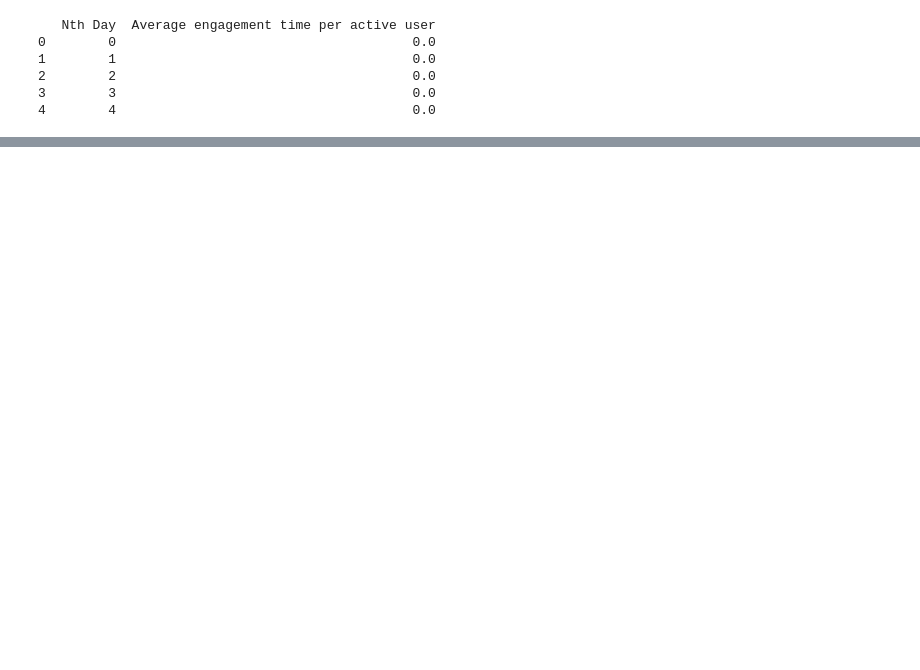
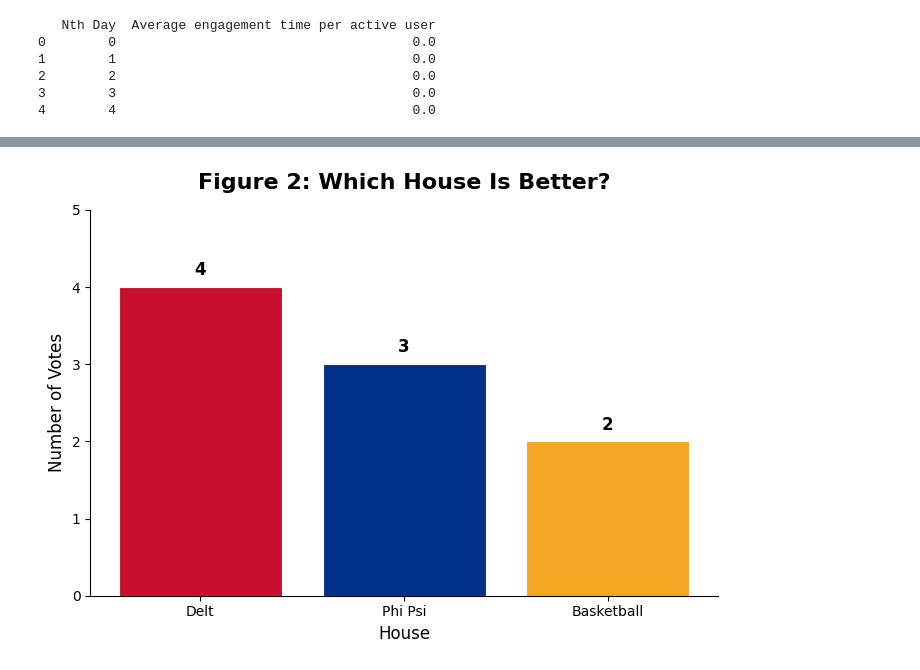
Before and after one commit to TheWall72/TheWall72, a Jupyter notebook: data_analytics.ipynb, the cells around one changed output, grey strips where cells are left out. Cells and saved outputs as stored; diff of their text form; code cells hidden in the pictures; blank space fills up the shorter version.

```diff
--- a/data_analytics.ipynb
+++ b/data_analytics.ipynb
@@ -45,13 +45,13 @@ print(dfa.head())
 # %%
 # data_survey.csv
 
-# TODO: update the column names to match the names you have in your csv file for data_survey
+# : update the column names to match the names you have in your csv file for data_survey
 
 # create a pandas dataframe
 dfs = pd.read_csv(
-    '/content/data_survey.csv',
+    'data_survey.csv',
     sep=',',
-    names = ['Timestamp','Score','Do You Do Video Games','Which House Is Better'],
+    names = ['Time','Score','Do You Video Games','Which House Is Better'],
     skiprows=1
 )
 
@@ -132,2 +81,42 @@ plt.show()
+# %%
+# Survey
+
+# : Do one or more explorations with dfs
+# no interaction is required
+
+# make a blank canvas
+
+# make a title starting with 'Figure 2:' Fill in a relevant title
+
+counts = dfs["Which House Is Better"].value_counts()
+
+# Plot
+fig, ax = plt.subplots(figsize=(7, 5))
+
+colors = ["#C8102E", "#003087", "#F5A623"]
+bars = ax.bar(counts.index, counts.values, color=colors, edgecolor="white", linewidth=0.8)
+for bar in bars:
+    ax.text(
+        bar.get_x() + bar.get_width() / 2,
+        bar.get_height() + 0.1,
+        str(int(bar.get_height())),
+        ha="center", va="bottom", fontsize=12, fontweight="bold"
+    )
+
+ax.set_title("Figure 2: Which House Is Better?", fontsize=16, fontweight="bold", pad=15)
+ax.set_xlabel("House", fontsize=12)
+ax.set_ylabel("Number of Votes", fontsize=12)
+ax.set_yticks(range(0, counts.max() + 2))
+ax.spines["top"].set_visible(False)
+ax.spines["right"].set_visible(False)
+
+plt.tight_layout()
+plt.show()
+
+# etc.
+
+# reveal everything
+# %% [output]
+[figure, added]
 # %%
 # When you are satisfied with your figures, write up your report in the file called report.qmd
```
Also changed, not shown: parts of 6 cells of this notebook.
